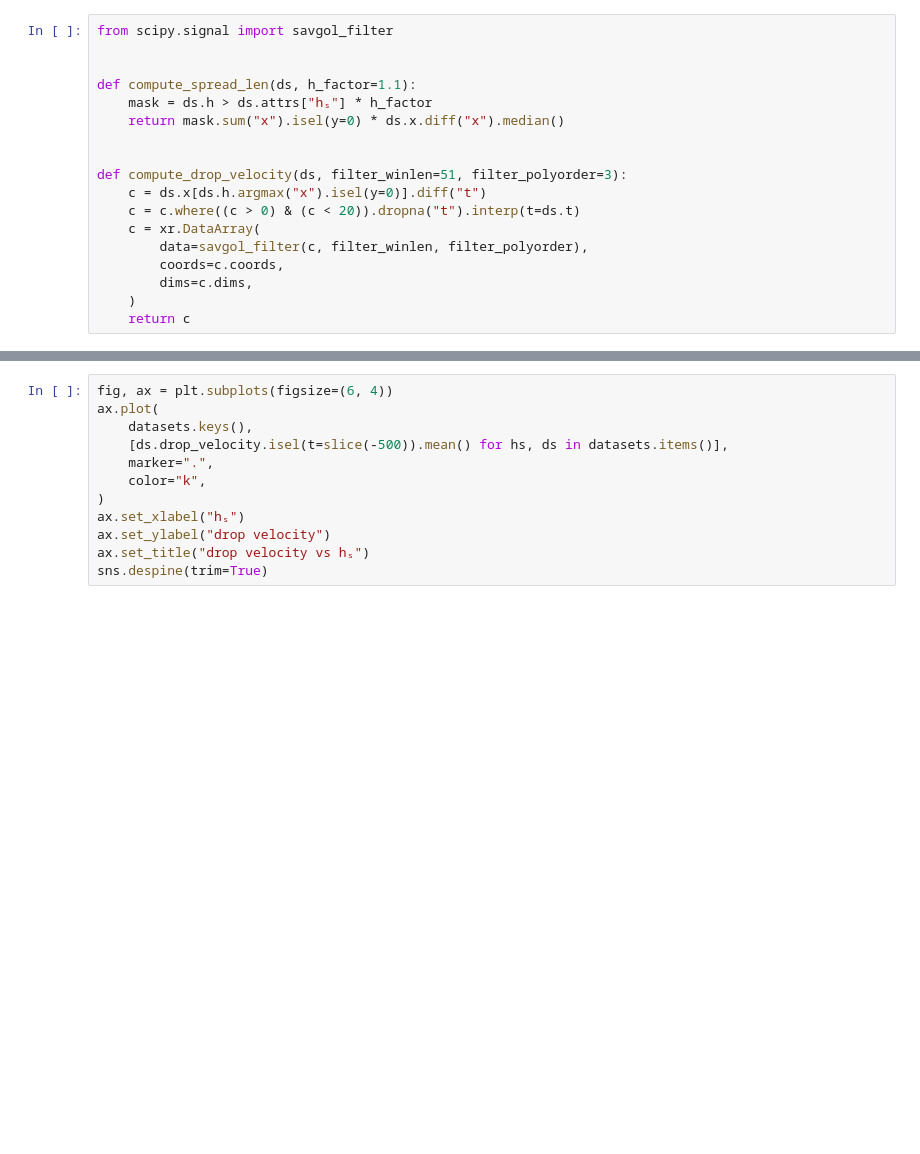
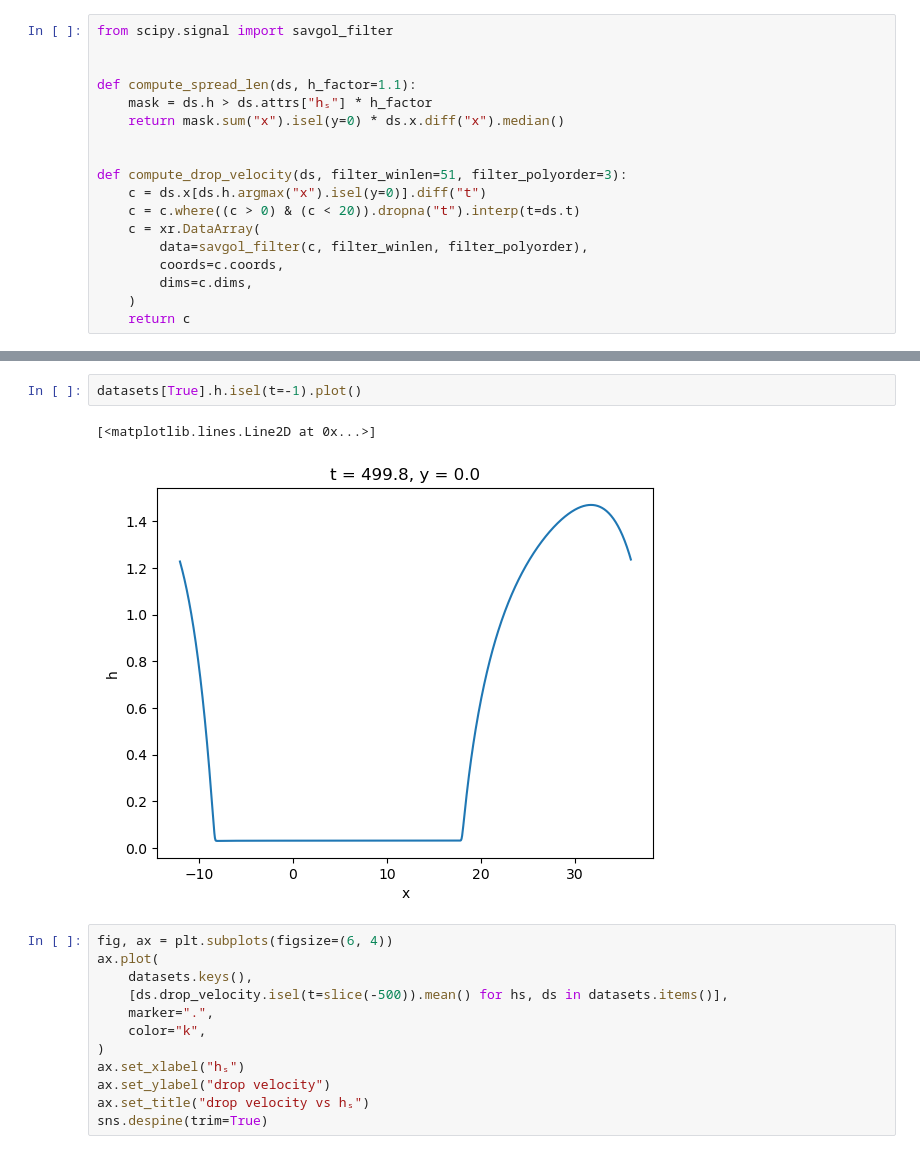
Before and after one commit to celliern/DropletSpreadingSim, a Jupyter notebook: scripts/80-explore_parametric.ipynb, the cells around one changed output, grey strips where cells are left out. Saved outputs shown, nothing was run; the diff lists cells and outputs as text; blank space fills up the shorter version.

```diff
--- a/scripts/10-explore_parametric.ipynb
+++ b/scripts/80-explore_parametric.ipynb
@@ -35,3 +41,8 @@ for ds in sorted(Path("../data/outputs/hs_effect/").glob("*.nc")):
+# %%
+datasets[True].h.isel(t=-1).plot()
+# %% [output]
+[<matplotlib.lines.Line2D at 0x...>]
+[figure, added]
 # %%
 fig, ax = plt.subplots(figsize=(6, 4))
 ax.plot(
```
Also changed, not shown: parts of 3 cells of this notebook.
